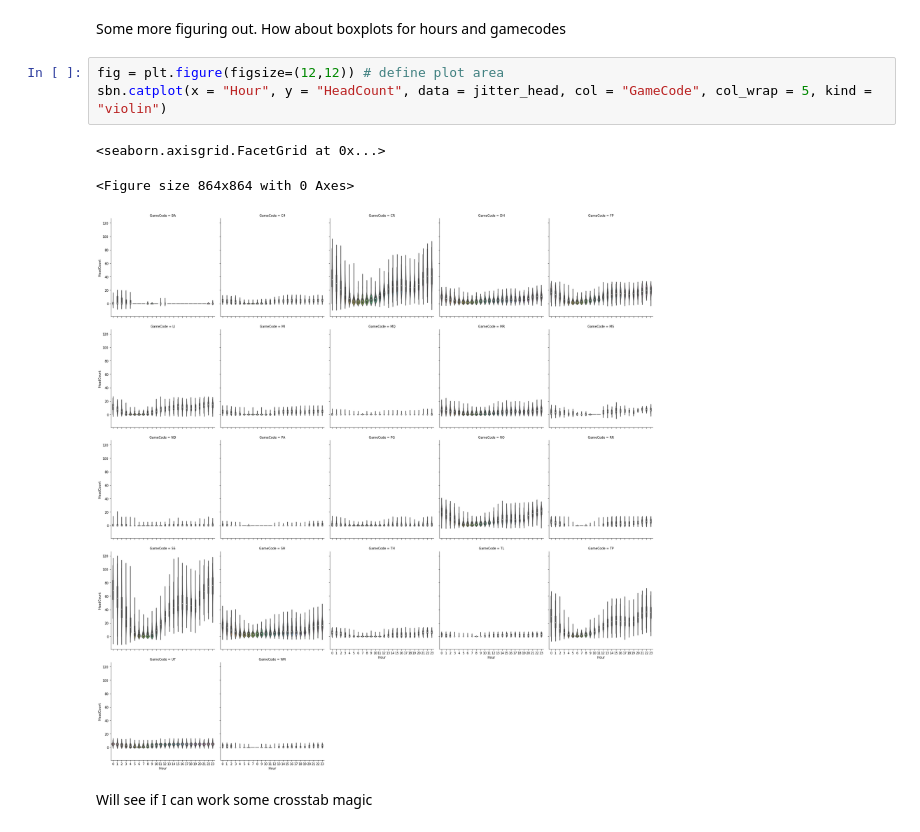
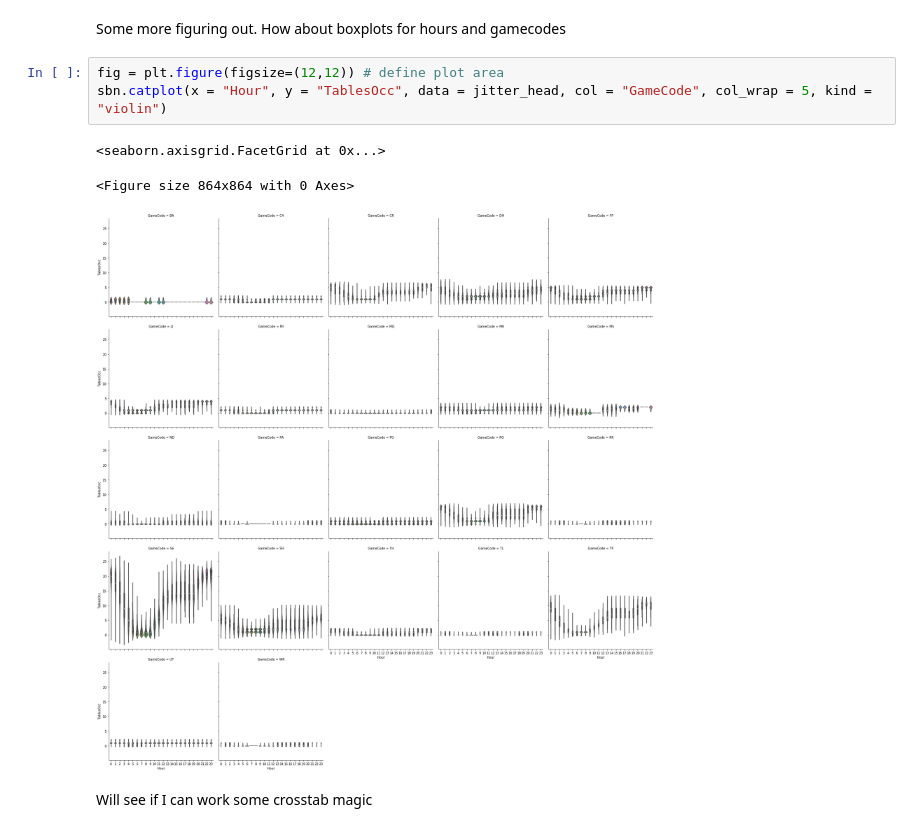
Before and after one commit to mutecypher/Datasci410, a Jupyter notebook: MikePearson-M01-Vizualation.ipynb, the cells around one changed output. Cells and saved outputs as stored; diff of their text form.

```diff
--- a/MikePearson-M01-Vizualation.ipynb
+++ b/MikePearson-M01-Vizualation.ipynb
@@ -134,11 +134,11 @@ sbn.catplot(x = "Hour", y = "HeadCount", data = jitter_head, col = "GameCode", c
 Some more figuring out. How about boxplots for hours and gamecodes
 # %%
 fig = plt.figure(figsize=(12,12)) # define plot area
-sbn.catplot(x = "Hour", y = "HeadCount", data = jitter_head, col = "GameCode", col_wrap = 5, kind = "violin")
+sbn.catplot(x = "Hour", y = "TablesOcc", data = jitter_head, col = "GameCode", col_wrap = 5, kind = "violin")
 # %% [output]
 <seaborn.axisgrid.FacetGrid at 0x...>
 <Figure size 864x864 with 0 Axes>
-[figure, old version]
+[figure, new version]
 # %% [markdown]
 Will see if I can work some crosstab magic
 # %%
```
Also changed, not shown: parts of 5 cells of this notebook, 1 other file.
